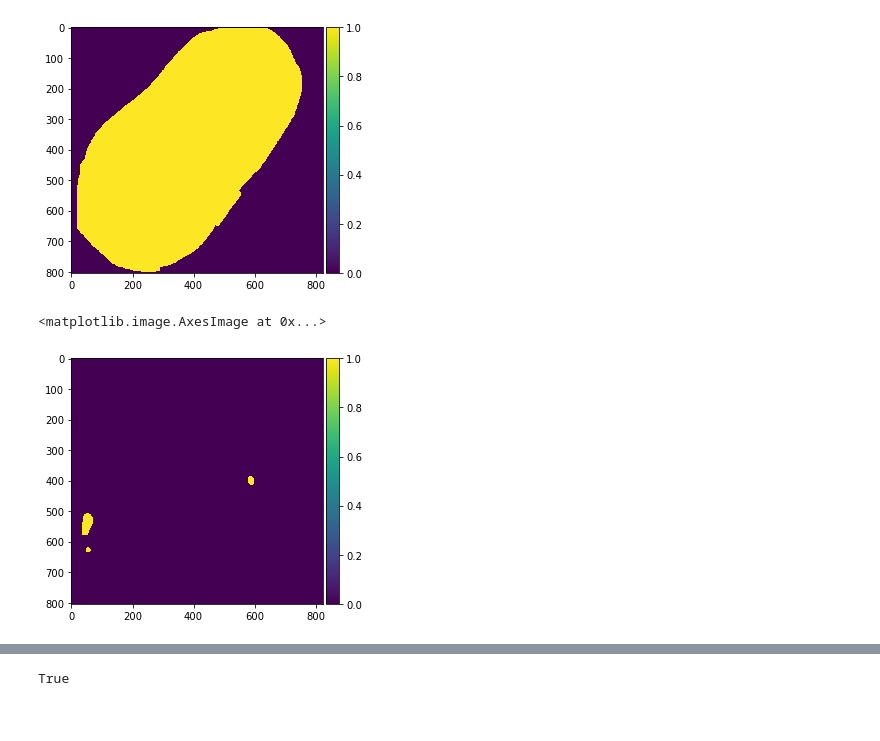
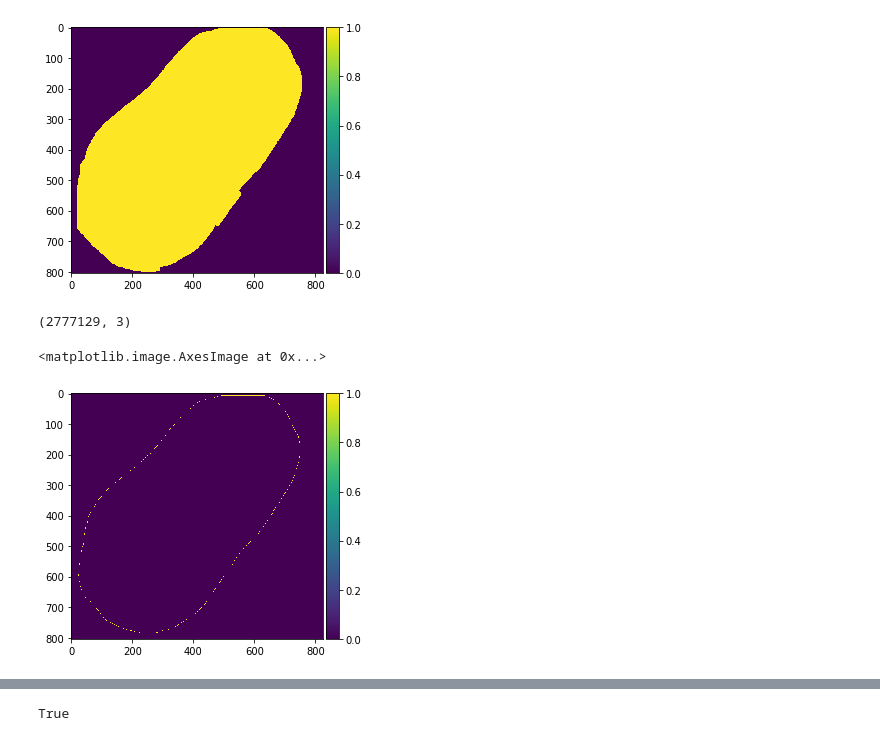
Before and after one commit to gtrancourt/3D-Organelle-Distances-, a Jupyter notebook: Organelle_distance_CW-to-CHL-GTR.ipynb, the cells around one changed output, grey strips where cells are left out. Drawn from its saved outputs; the diff is of its cells as text; code cells hidden in the pictures.

```diff
--- a/Organelle_distance_CW-to-CHL-GTR.ipynb
+++ b/Organelle_distance_CW-to-CHL-GTR.ipynb
@@ -58,7 +76,9 @@ voxel_ratio = voxel_dims[0]/voxel_dims[1]
 voxel_iso_dims = [0.05,0.05,0.05] #um
 # %%
 # Load image
-cell_img = img_as_ubyte(io.imread('/Volumes/Elements/Harwood_3D_cells/chickpea_cells/RHarwood-cell/D2C2/D2C2_merged-cropped.tif'))
+#cell_img = img_as_ubyte(io.imread('/Volumes/Elements/Harwood_3D_cells/chickpea_cells/RHarwood-cell/D2C2/D2C2_merged-cropped.tif'))
+cell_img = img_as_ubyte(io.imread('/home/guillaume/Seafile/NAS-data/D2C2_merged-cropped.tif'))
+
 print(np.unique(cell_img))
 print(cell_img.shape)
 io.imshow(cell_img[200])
@@ -129,8 +152,17 @@ io.imshow(vac_stack[200].astype(int))
 # %% [output]
 <matplotlib.image.AxesImage at 0x...>
 [figure]
+# %%
+# Inner cell wall
+cw_erosion = Erosion3DimJ((vac_stack ^ all_cw_stack))
+cw_edge = (vac_stack ^ all_cw_stack) ^ cw_erosion
+cw_pos = np.argwhere(chl_edge)
+del cw_erosion
+print(cw_pos.shape)
+# %% [output]
+(2777129, 3)
 # %%
-io.imshow(mito_stack[200].astype(int))
+io.imshow(cw_edge[200].astype(int))
 # %% [output]
 <matplotlib.image.AxesImage at 0x...>
-[figure, old version]
+[figure, new version]
```
Also changed, not shown: parts of 18 cells of this notebook, 1 other file.
